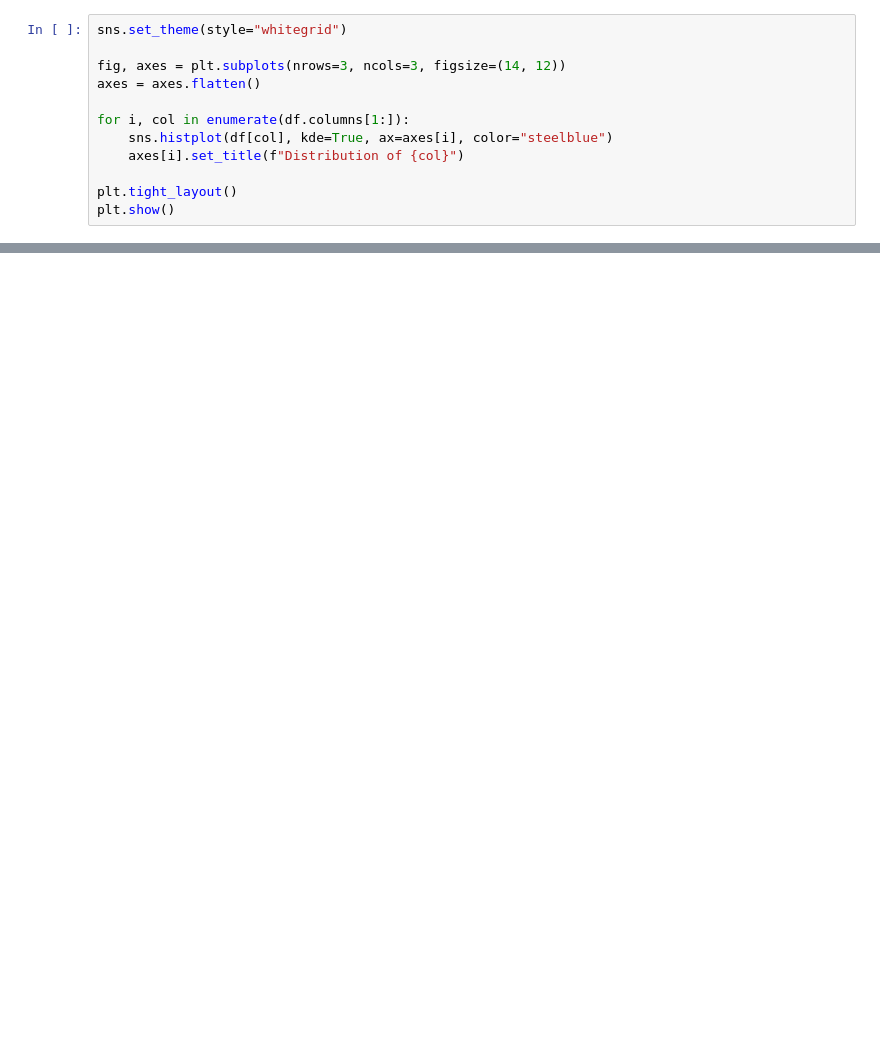
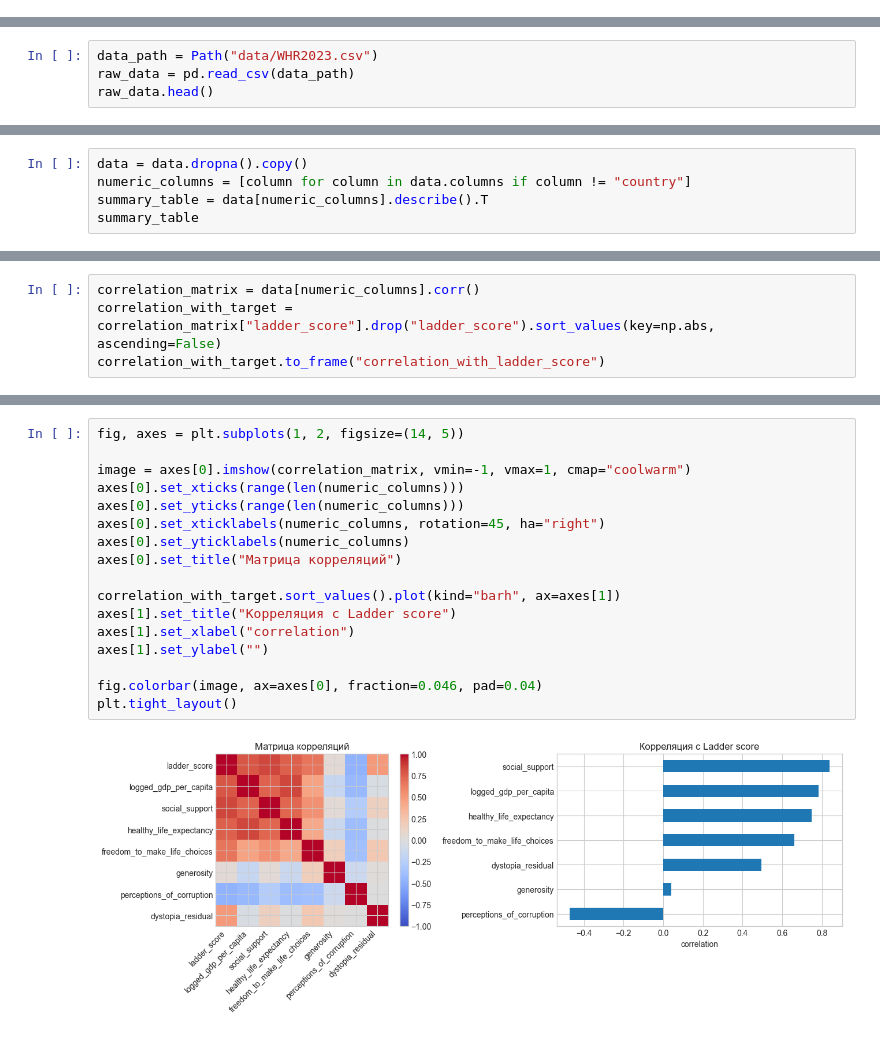
Before and after one commit to mashshaya/Study, a Jupyter notebook: MSZ/Projects/Project_01_midterm/calculations.ipynb, the cells around one changed output, grey strips where cells are left out. Cells and saved outputs as stored; diff of their text form; blank space fills up the shorter version.

```diff
--- a/MSZ/Projects/Project_01_midterm/calculations.ipynb
+++ b/MSZ/Projects/Project_01_midterm/calculations.ipynb
@@ -211,12 +0,0 @@ df.loc[:, 'Healthy life expectancy'] = df['Healthy life expectancy'].fillna(mean
-# %%
-sns.set_theme(style="whitegrid")
-
-fig, axes = plt.subplots(nrows=3, ncols=3, figsize=(14, 12))
-axes = axes.flatten()
-
-for i, col in enumerate(df.columns[1:]):
-    sns.histplot(df[col], kde=True, ax=axes[i], color="steelblue")
-    axes[i].set_title(f"Distribution of {col}")
-
-plt.tight_layout()
-plt.show()
@@ -1084,0 +25,4 @@ Perceptions of corruption
+# %%
+data_path = Path("data/WHR2023.csv")
+raw_data = pd.read_csv(data_path)
+raw_data.head()
@@ -1084,0 +90,5 @@ Perceptions of corruption
+# %%
+data = data.dropna().copy()
+numeric_columns = [column for column in data.columns if column != "country"]
+summary_table = data[numeric_columns].describe().T
+summary_table
@@ -1084,0 +151,4 @@ Perceptions of corruption
+# %%
+correlation_matrix = data[numeric_columns].corr()
+correlation_with_target = correlation_matrix["ladder_score"].drop("ladder_score").sort_values(key=np.abs, ascending=False)
+correlation_with_target.to_frame("correlation_with_ladder_score")
@@ -1084,0 +164,19 @@ Perceptions of corruption
+# %%
+fig, axes = plt.subplots(1, 2, figsize=(14, 5))
+
+image = axes[0].imshow(correlation_matrix, vmin=-1, vmax=1, cmap="coolwarm")
+axes[0].set_xticks(range(len(numeric_columns)))
+axes[0].set_yticks(range(len(numeric_columns)))
+axes[0].set_xticklabels(numeric_columns, rotation=45, ha="right")
+axes[0].set_yticklabels(numeric_columns)
+axes[0].set_title("Матрица корреляций")
+
+correlation_with_target.sort_values().plot(kind="barh", ax=axes[1])
+axes[1].set_title("Корреляция с Ladder score")
+axes[1].set_xlabel("correlation")
+axes[1].set_ylabel("")
+
+fig.colorbar(image, ax=axes[0], fraction=0.046, pad=0.04)
+plt.tight_layout()
+# %% [output]
+[figure, added]
```
Also changed, not shown: parts of 124 cells of this notebook, 1 other file.
